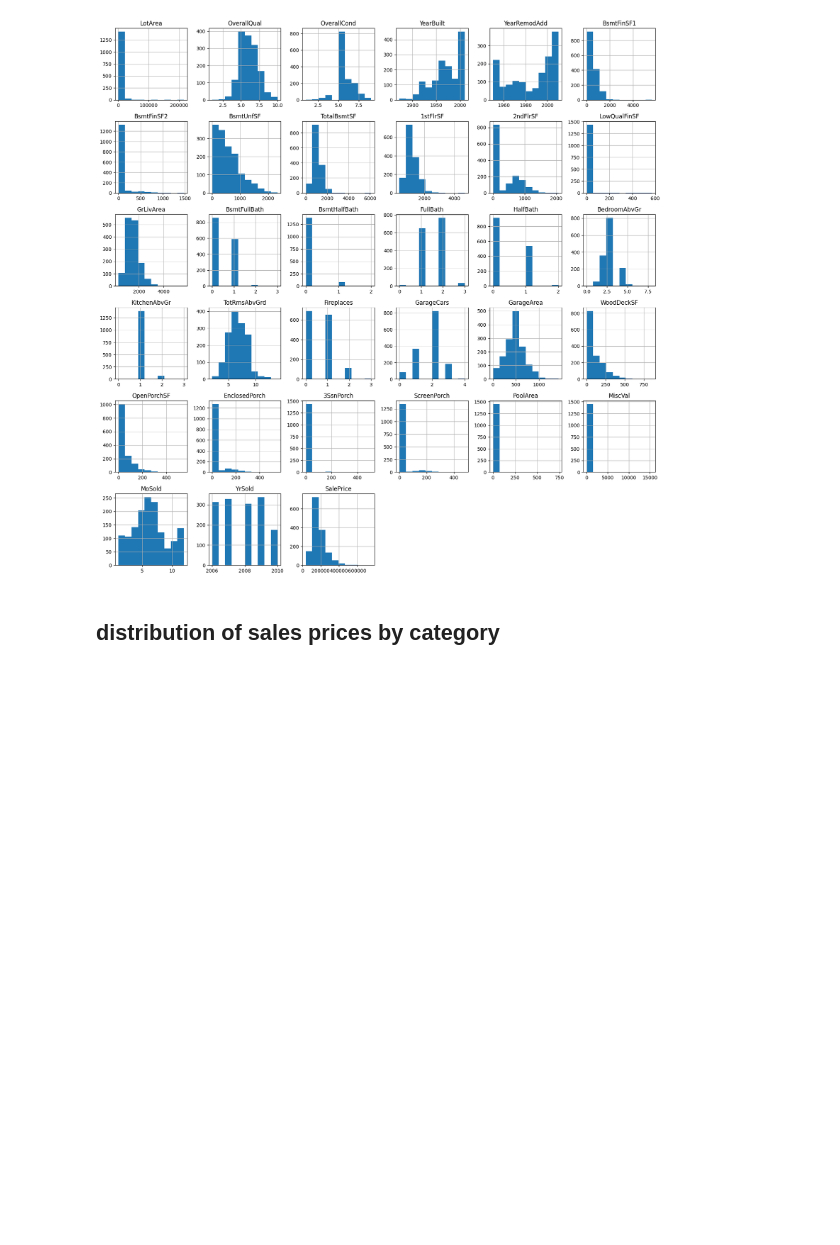
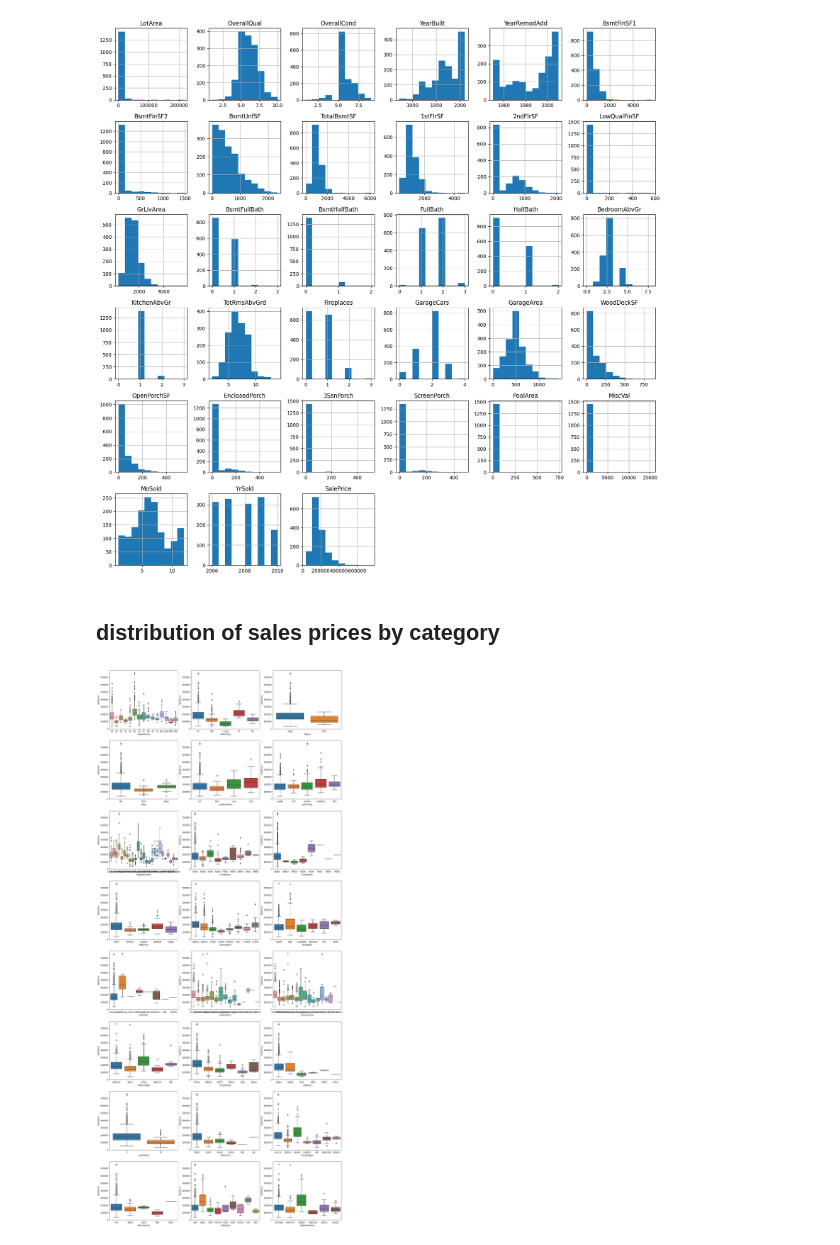
Before and after one commit to suiwenyu/Kaggle_House-Prices---Advanced-Regression-Techniques, a Jupyter notebook: house-price-prediction.ipynb, the cells around one changed output. Cells and saved outputs as stored; diff of their text form; code cells hidden in the pictures; blank space fills up the shorter version.

Commit message:
Kaggle Notebook | house price prediction | Version 6

```diff
--- a/house-price-prediction.ipynb
+++ b/house-price-prediction.ipynb
@@ -331,0 +329,17 @@ plt.show()
+# %%
+cat_col = [
+    col for col, col_type in column_types_dict.items()\
+    if col_type in ['category']
+]
+
+plt.figure(figsize = (20,60))
+for i, col in enumerate(cat_col):
+    plt.subplot(10,3,i+1)
+    sns.boxplot(
+        data = data_df,
+        x= data_df[col],
+        y = data_df['SalePrice']
+    )
+plt.show()
+# %% [output]
+[figure, added]
```
Also changed, not shown: parts of 2 cells of this notebook.
